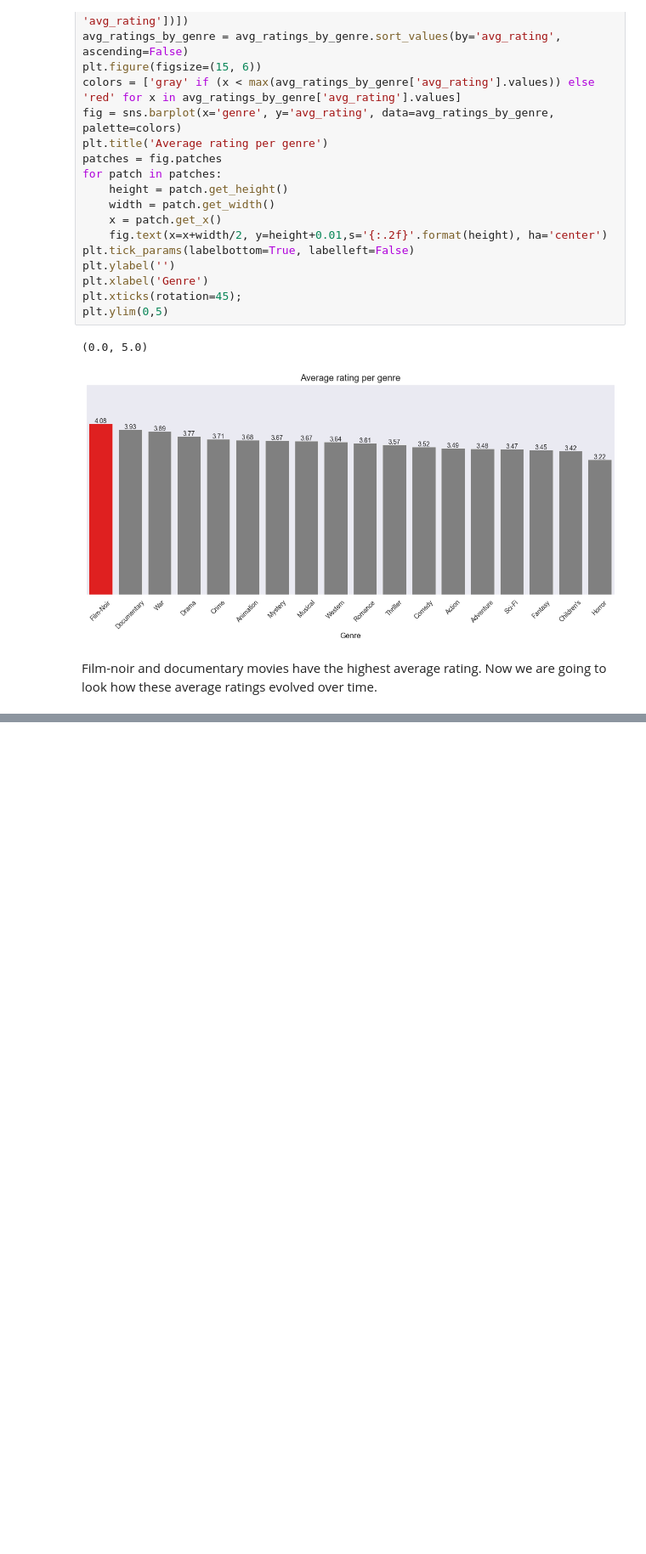
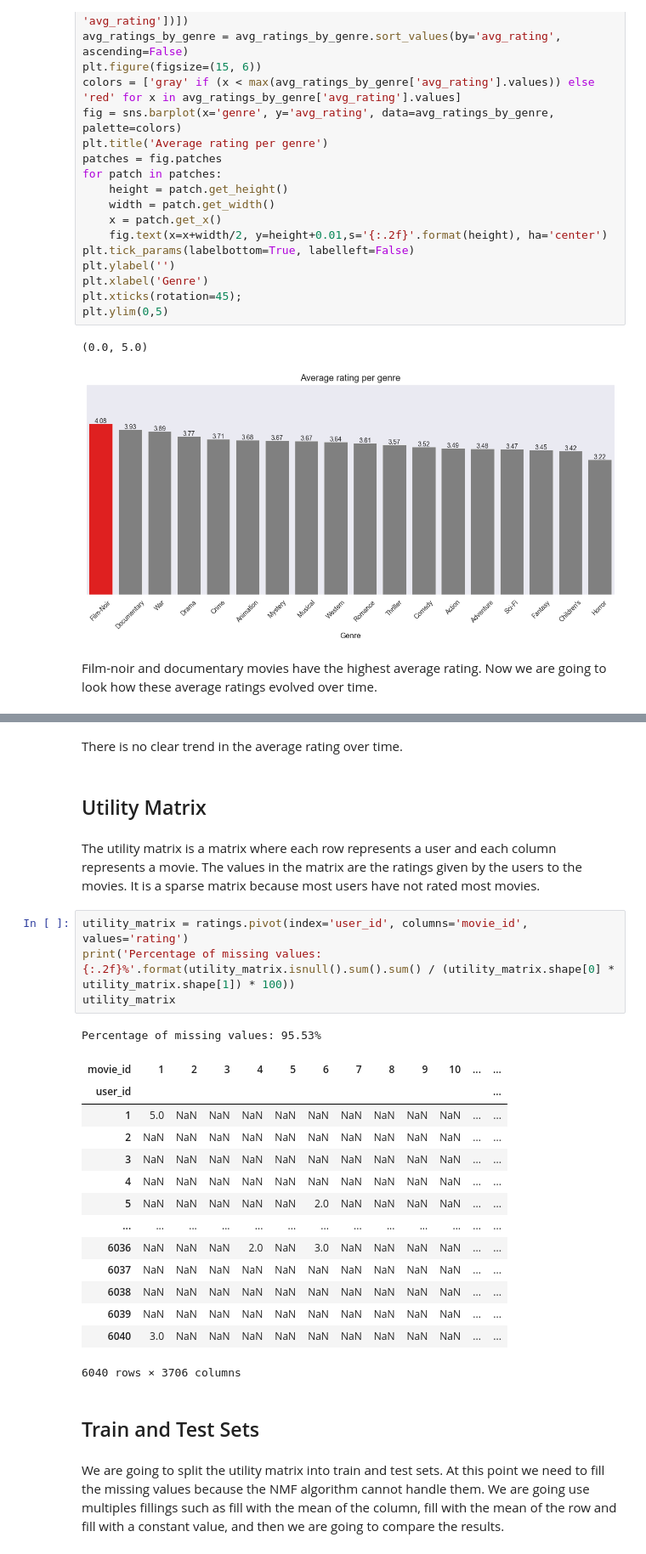
Before and after one commit to JuanDa14Sa/BBC-News-Classification, a Jupyter notebook: recommendation_system.ipynb, the cells around one changed output, grey strips where cells are left out. Shown at 85% size. Drawn from its saved outputs; the diff is of its cells as text; blank space fills up the shorter version.

```diff
--- a/recommendation_system.ipynb
+++ b/recommendation_system.ipynb
@@ -252,0 +255,30 @@ for genre in unique_genres:
+# %% [markdown]
+There is no clear trend in the average rating over time.
+# %% [markdown]
+## Utility Matrix
+# %% [markdown]
+The utility matrix is a matrix where each row represents a user and each column represents a movie. The values in the matrix are the ratings given by the users to the movies. It is a sparse matrix because most users have not rated most movies.
+# %%
+utility_matrix = ratings.pivot(index='user_id', columns='movie_id', values='rating')
+print('Percentage of missing values: {:.2f}%'.format(utility_matrix.isnull().sum().sum() / (utility_matrix.shape[0] * utility_matrix.shape[1]) * 100))
+utility_matrix
+# %% [output]
+Percentage of missing values: 95.53%
+| movie_id | 1 | 2 | 3 | 4 | 5 | 6 | 7 | 8 | 9 | 10 | ... | ... |
+| user_id |  |  |  |  |  |  |  |  |  |  |  | ... |
+| 1 | 5.0 | NaN | NaN | NaN | NaN | NaN | NaN | NaN | NaN | NaN | ... | ... |
+| 2 | NaN | NaN | NaN | NaN | NaN | NaN | NaN | NaN | NaN | NaN | ... | ... |
+| 3 | NaN | NaN | NaN | NaN | NaN | NaN | NaN | NaN | NaN | NaN | ... | ... |
+| 4 | NaN | NaN | NaN | NaN | NaN | NaN | NaN | NaN | NaN | NaN | ... | ... |
+| 5 | NaN | NaN | NaN | NaN | NaN | 2.0 | NaN | NaN | NaN | NaN | ... | ... |
+| ... | ... | ... | ... | ... | ... | ... | ... | ... | ... | ... | ... | ... |
+| 6036 | NaN | NaN | NaN | 2.0 | NaN | 3.0 | NaN | NaN | NaN | NaN | ... | ... |
+| 6037 | NaN | NaN | NaN | NaN | NaN | NaN | NaN | NaN | NaN | NaN | ... | ... |
+| 6038 | NaN | NaN | NaN | NaN | NaN | NaN | NaN | NaN | NaN | NaN | ... | ... |
+| 6039 | NaN | NaN | NaN | NaN | NaN | NaN | NaN | NaN | NaN | NaN | ... | ... |
+| 6040 | 3.0 | NaN | NaN | NaN | NaN | NaN | NaN | NaN | NaN | NaN | ... | ... |
+6040 rows × 3706 columns
+# %% [markdown]
+## Train and Test Sets
+# %% [markdown]
+We are going to split the utility matrix into train and test sets. At this point we need to fill the missing values because the NMF algorithm cannot handle them. We are going use multiples fillings such as fill with the mean of the column, fill with the mean of the row and fill with a constant value, and then we are going to compare the results.
```
Also changed, not shown: parts of 9 cells of this notebook.
